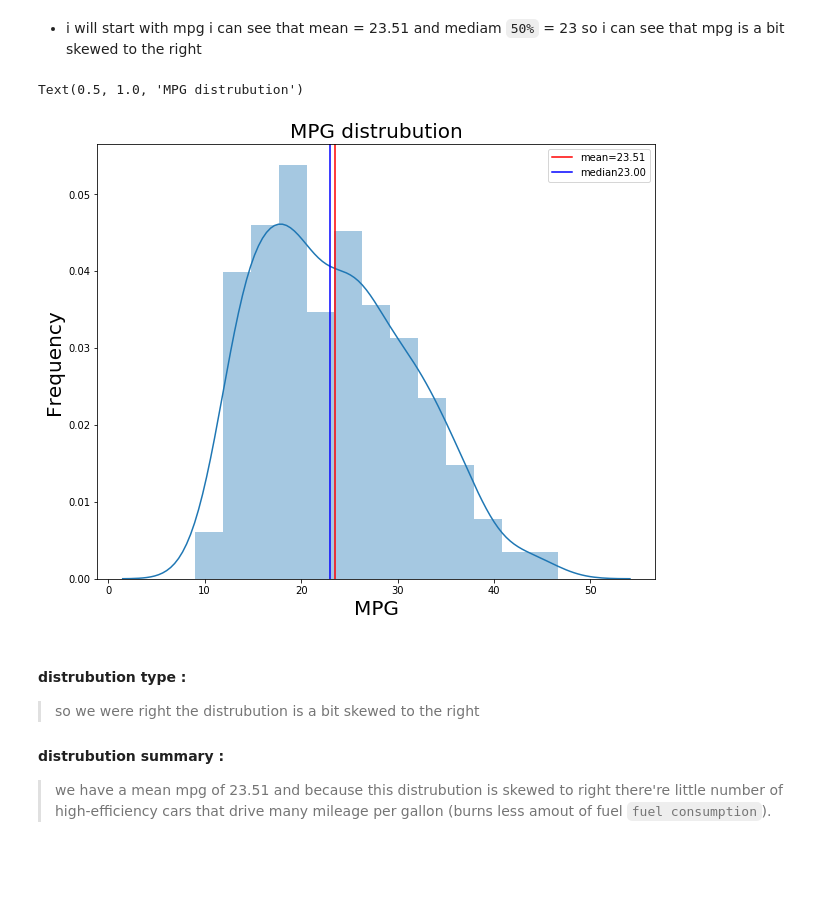
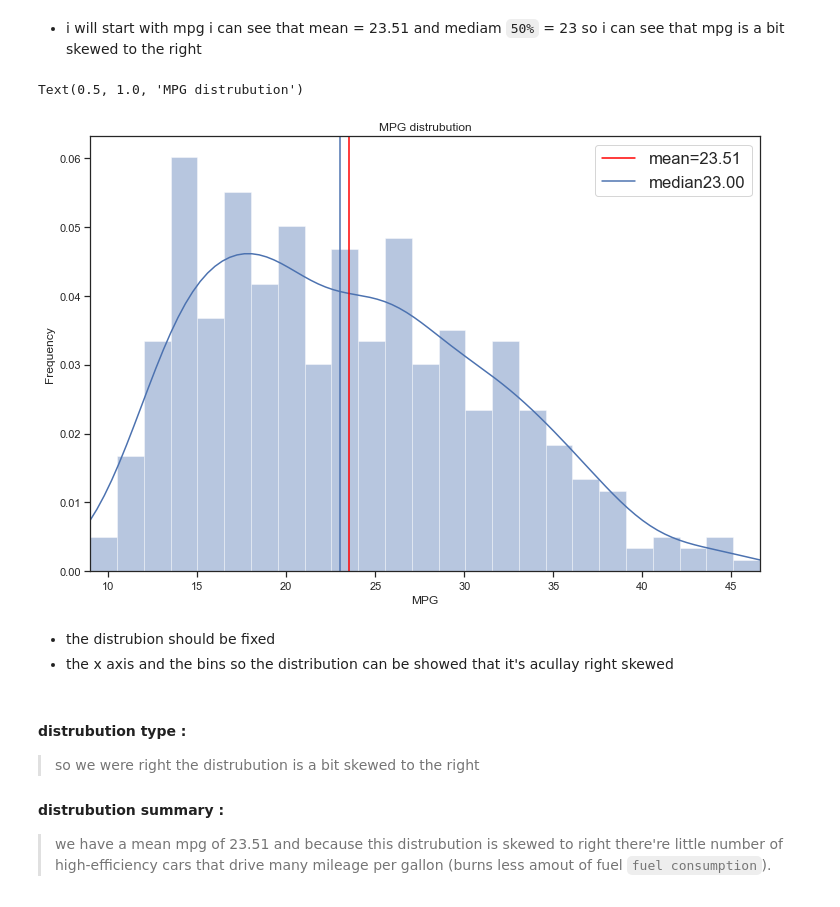
Before and after one commit to HadeerArafa/MPG_CaseStudy, a Jupyter notebook: MPG.ipynb, the cells around one changed output. Drawn from its saved outputs; the diff is of its cells as text; code cells hidden in the pictures; blank space fills up the shorter version.

```diff
--- a/MPG.ipynb
+++ b/MPG.ipynb
@@ -51,3 +50,6 @@ import seaborn as sns
+# %%
+rc_dic={'figure.figsize':(12,8),'font.size':20,'figure.titlesize':'medium','legend.fontsize':'small'}
+sns.set(rc=rc_dic,style='ticks')
 # %% [markdown]
 <a id='wrangling'></a>
 ## Data Wrangling
@@ -104,19 +111,22 @@ df.describe(include='all').T
 # %% [markdown]
 - i will start with mpg i can see that mean = 23.51 and mediam `50%` = 23 so i can see that mpg is a bit skewed to the right
 # %%
-plt.figure(figsize=(10,8))
-sns.distplot(df['mpg'])
+ax=sns.distplot(df['mpg'],bins=25)
+ax.set(xlim=(df['mpg'].min(), df['mpg'].max()))
 mean = df['mpg'].mean()
 median = df['mpg'].median()
 plt.axvline(mean,label='mean',color='red')
 plt.axvline(median,label='mean',color='b') # This function add the vertical lines across the axes of the plot
 plt.legend([f'mean={mean:.2f}' , f'median{median:.2f}']);
-plt.xlabel('MPG',fontsize=20)
-plt.ylabel('Frequency',fontsize=20)
-plt.title('MPG distrubution',fontsize=20)
+plt.xlabel('MPG')
+plt.ylabel('Frequency')
+plt.title('MPG distrubution')
 # %% [output]
 Text(0.5, 1.0, 'MPG distrubution')
-[figure, old version]
+[figure, new version]
+# %% [markdown]
+- the distrubion should be fixed
+- the x axis and the bins so the distribution can be showed that it's acullay right skewed
 # %% [markdown]
 #### distrubution type :
 > so we were right the distrubution is a bit skewed to the right
```
Also changed, not shown: parts of 64 cells of this notebook.
